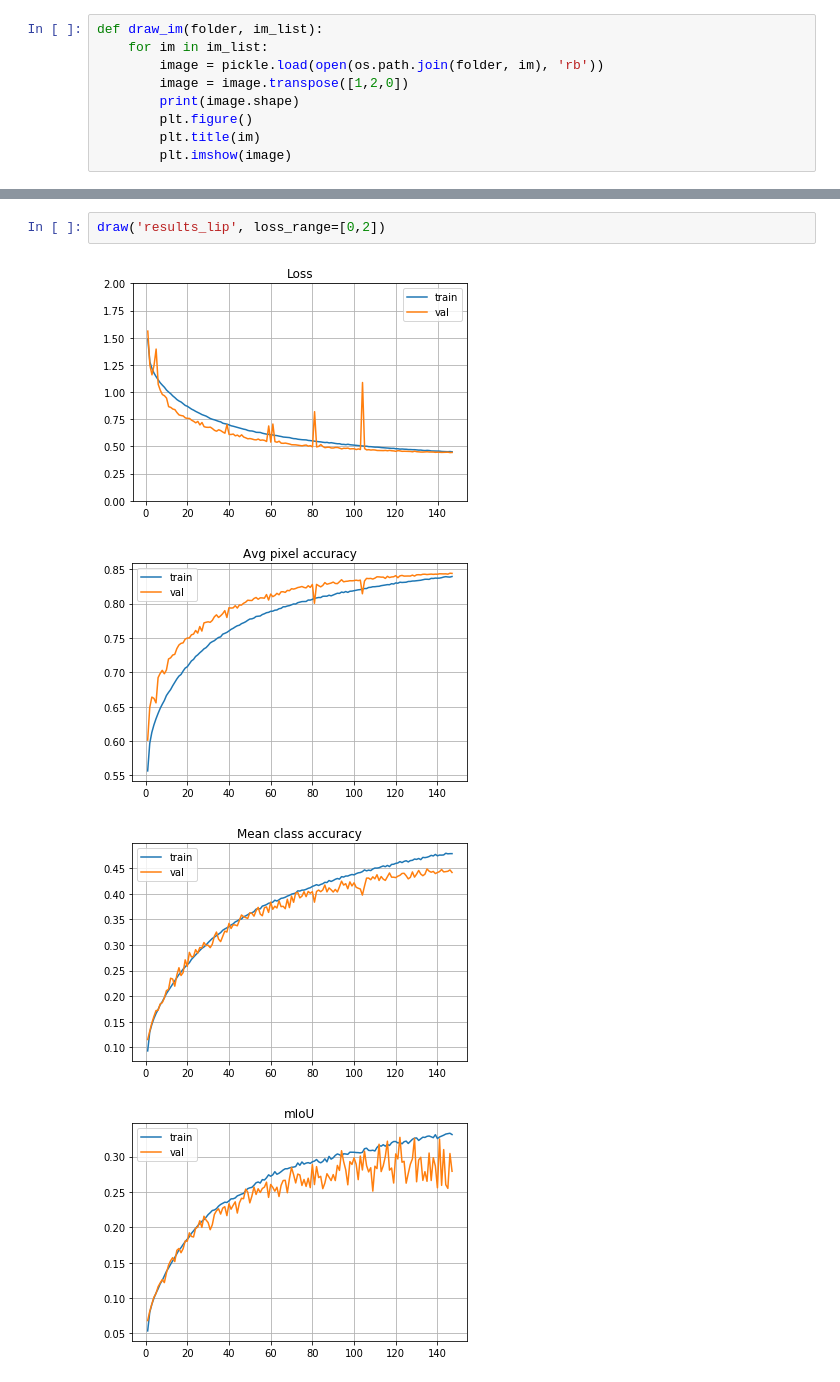
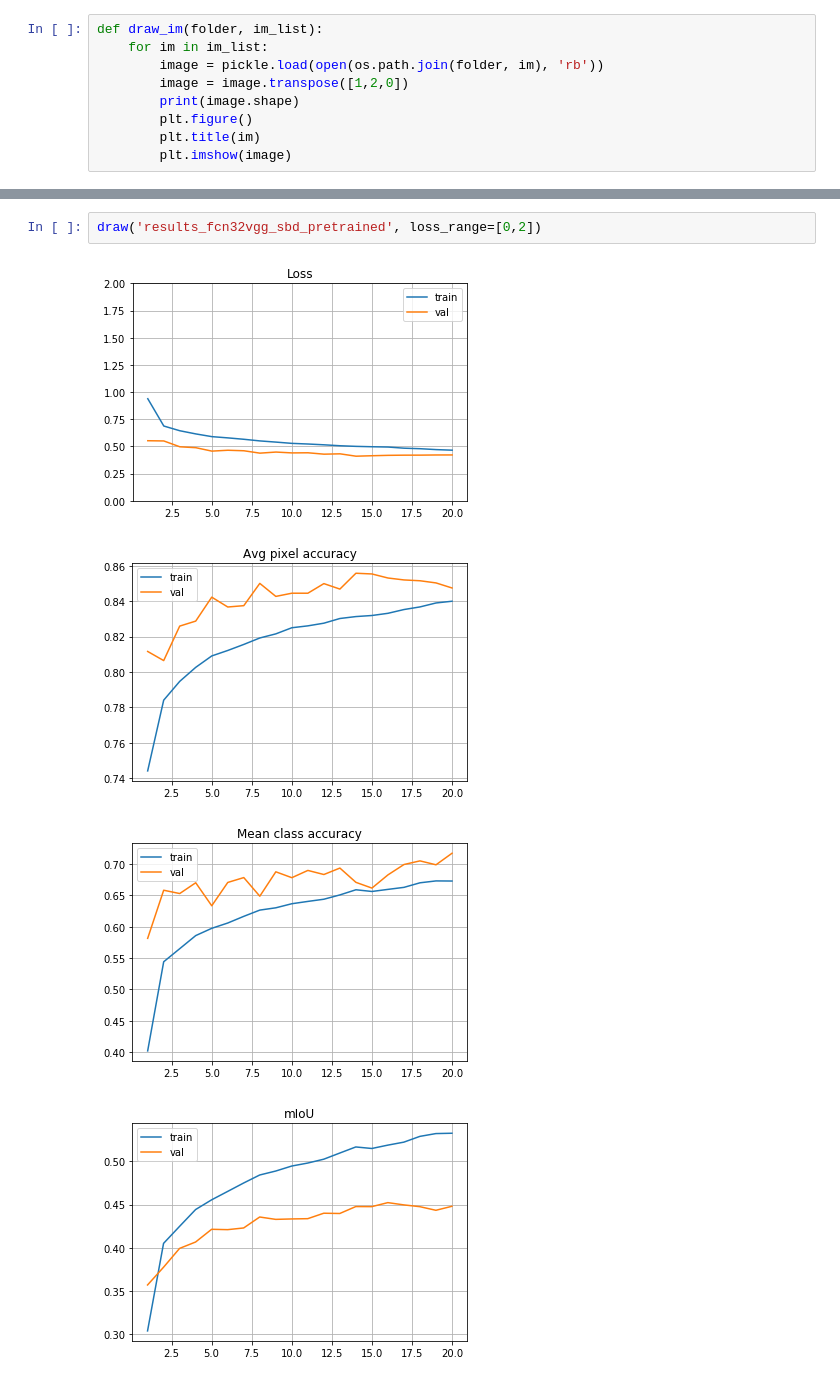
Before and after one commit to wenliangdai/msc-project, a Jupyter notebook: visualisation.ipynb, the cells around one changed output, grey strips where cells are left out. Saved outputs shown, nothing was run; the diff lists cells and outputs as text.

```diff
--- a/visualisation.ipynb
+++ b/visualisation.ipynb
@@ -69,7 +69,7 @@ draw('results_sbd', loss_range=[0,2])
 # %%
-draw('results_lip', loss_range=[0,2])
+draw('results_fcn32vgg_sbd_pretrained', loss_range=[0,2])
 # %% [output]
-[figure, old version]
+[figure, new version]
-[figure, old version]
+[figure, new version]
-[figure, old version]
+[figure, new version]
-[figure, old version]
+[figure, new version]
```
Also changed, not shown: parts of 1 cell of this notebook, 1 other file.
